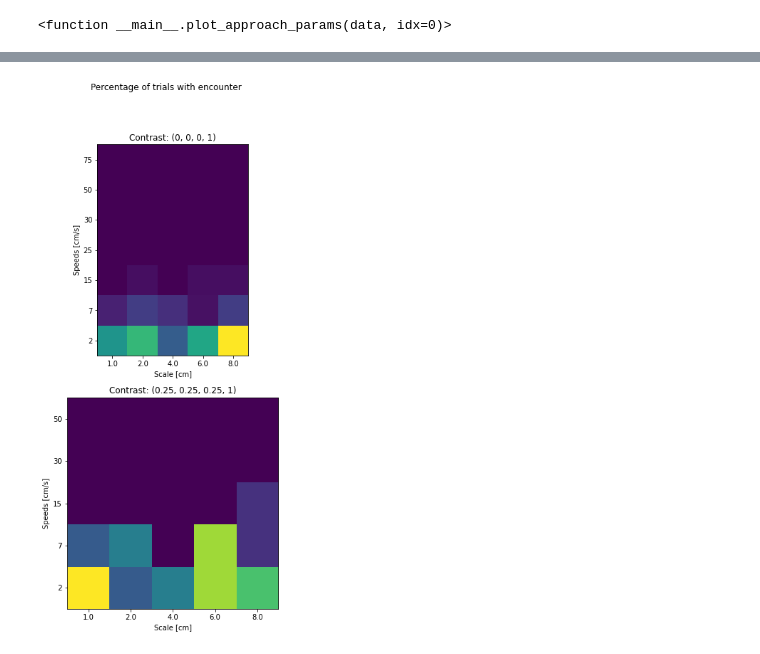
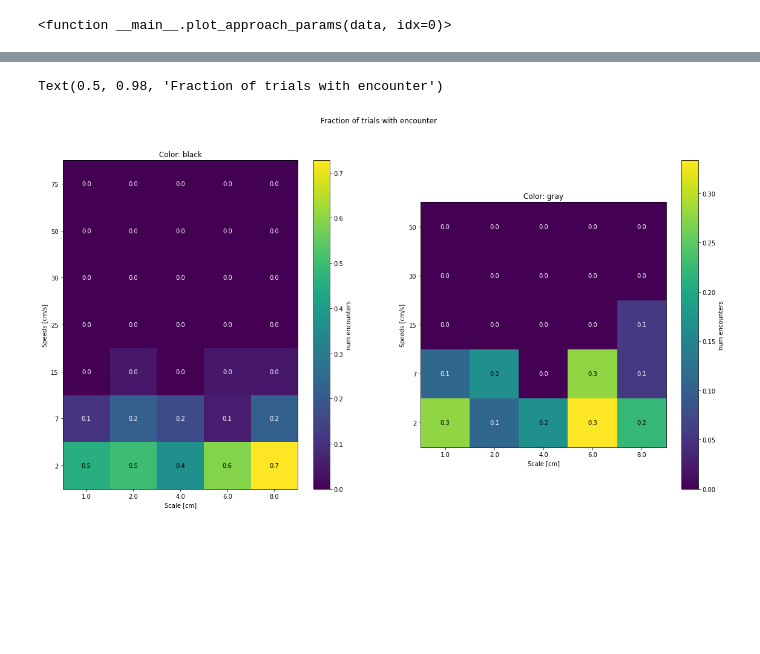
Before and after one commit to drguggiana/prey_capture, a Jupyter notebook: snakemake_scripts/notebooks/Vis_VScreens.ipynb, the cells around one changed output, grey strips where cells are left out. Cells and saved outputs as stored; diff of their text form; code cells hidden in the pictures; blank space fills up the shorter version.

```diff
--- a/snakemake_scripts/notebooks/Vis_VScreens.ipynb
+++ b/snakemake_scripts/notebooks/Vis_VScreens.ipynb
@@ -513,3 +629,26 @@ plt.savefig(save_path)
+# %%
+def plot_approach_heatmaps_by_contrast(df, cbar_label, level=0):
+    colors = df.groupby(level=[level]).agg(list).index.to_list()
+    color_labels = {'(0, 0, 0, 1)': 'black',
+                    '(0.25, 0.25, 0.25, 1)': 'gray',
+    }
+
+    fig, axes = plt.subplots(1, 2, figsize=(20, 10))
+
+    for i, color in enumerate(colors):
+        data = df.xs(color, level=level)
+        values = data.values
+        speeds = [int(a) for a in data.index.to_list()]
+        scales = data.columns.to_list()
+
+        im, _ = plot_heatmap(values, scales, speeds, ax=axes[i])
+        fig.colorbar(im, ax=axes[i], label=cbar_label)
+
+        axes[i].set_ylabel('Speeds [cm/s]')
+        axes[i].set_xlabel("Scale [cm]")
+        axes[i].set_title('Color: {}'.format(color_labels[str(color)]))
+
+    return fig, axes
 # %%
-percent_approach, percent_mean, percent_sem = get_percentage_approach_trials(trial_encounters, ['target_color', 'speed', 'scale'])
-num_approach, num_mean, num_sem = get_mean_sem(trial_encounters, ['target_color', 'speed', 'scale'])
+percent_approach, percent_mean, percent_sem = get_percentage_trials(trial_encounters, ['target_color', 'speed', 'scale'], 'has_encounter')
+num_approach, num_mean, num_sem = get_count_mean_sem(trial_encounters, ['target_color', 'speed', 'scale'], 'has_encounter')
@@ -551,18 +655,7 @@ def plot_heatmap(values, xlabels, ylabels, ax=None):
-# %%
-def plot_approach_heatmaps_by_contrast(df):
-# %%
-fig, axes = plt.subplots(2, 1, figsize=(10,12))
-plt.suptitle('Percentage of trials with encounter')
-for i, contrast in enumerate(contrasts):
-    df = percent_mean.T.xs(contrast)
-    values = df.values
-    speeds = [int(a) for a in df.index.to_list()]
-    scales = df.columns.to_list()
-
-    plot_heatmap(values, scales, speeds, ax=axes[i])
-
-    axes[i].set_ylabel('Speeds [cm/s]')
-    axes[i].set_xlabel("Scale [cm]")
-    axes[i].set_title('Contrast: {}'.format(contrast))
-# %% [output]
-[figure, removed]
+# %%
+%matplotlib inline
+fig, ax = plot_approach_heatmaps_by_contrast(num_mean.T, 'num encounters')
+plt.suptitle('Fraction of trials with encounter')
+# %% [output]
+Text(0.5, 0.98, 'Fraction of trials with encounter')
+[figure, added]
```
Also changed, not shown: parts of 21 cells of this notebook.
